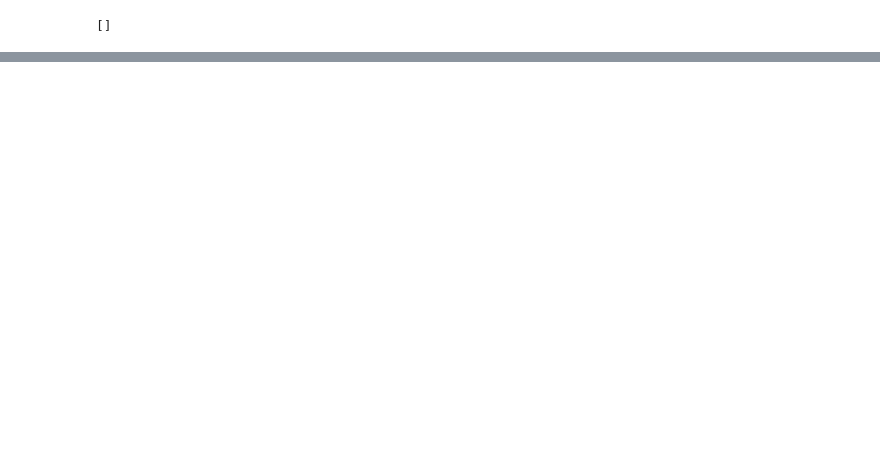
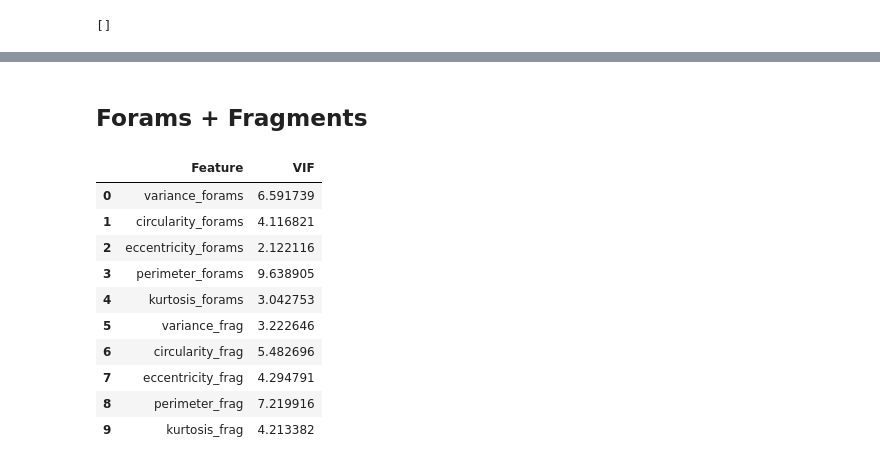
Before and after one commit to MichAdebayo/Dissolution-proxy-manuscript, a Jupyter notebook: manuscript.ipynb, the cells around one changed output, grey strips where cells are left out. Cells and saved outputs as stored; diff of their text form; code cells hidden in the pictures; blank space fills up the shorter version.

```diff
--- a/manuscript.ipynb
+++ b/manuscript.ipynb
@@ -94,0 +175,32 @@ forams_grouped = df_foram.groupby('core_id')
+# %%
+from statsmodels.stats.outliers_influence import variance_inflation_factor
+from sklearn.preprocessing import StandardScaler
+
+def calculate_vif(df, features):
+    """Calculates VIF for specified features in a DataFrame.
+
+    Args:
+        df (pd.DataFrame): DataFrame containing the features.
+        features (list): List of feature names for VIF calculation.
+
+    Returns:
+        pd.DataFrame: VIF results for each feature.
+    """
+
+    X = df[features]  # Select features for VIF
+    X = X.dropna()  # Drop rows with missing values
+
+
+    # Standardize the features
+    scaler = StandardScaler()
+    X_scaled = scaler.fit_transform(X)
+
+    # Create a DataFrame with the standardized data
+    X_scaled_df = pd.DataFrame(X_scaled, columns=features)
+
+    # Calculate VIF for each feature
+    vif_data = pd.DataFrame()
+    vif_data['Feature'] = X_scaled_df.columns
+    vif_data['VIF'] = [variance_inflation_factor(X_scaled_df.values, i) for i in range(X_scaled_df.shape[1])]
+
+    return vif_data
@@ -94,0 +266,2 @@ forams_grouped = df_foram.groupby('core_id')
+# %% [markdown]
+## Forams + Fragments
@@ -95 +317,21 @@ forams_grouped = df_foram.groupby('core_id')
+# %%
+df_full_X = create_full_vif_data()
+feature = ['variance_forams', 'circularity_forams',
+        'eccentricity_forams',  'perimeter_forams', 'kurtosis_forams',
+        'variance_frag',  'circularity_frag',
+        'eccentricity_frag', 'perimeter_frag',  'kurtosis_frag']
+
+calculate_vif(df_full_X, feature)
+# %% [output]
+|  | Feature | VIF |
+| 0 | variance_forams | 6.591739 |
+| 1 | circularity_forams | 4.116821 |
+| 2 | eccentricity_forams | 2.122116 |
+| 3 | perimeter_forams | 9.638905 |
+| 4 | kurtosis_forams | 3.042753 |
+| 5 | variance_frag | 3.222646 |
+| 6 | circularity_frag | 5.482696 |
+| 7 | eccentricity_frag | 4.294791 |
+| 8 | perimeter_frag | 7.219916 |
+| 9 | kurtosis_frag | 4.213382 |
 # %%
```
Also changed, not shown: parts of 21 cells of this notebook.
